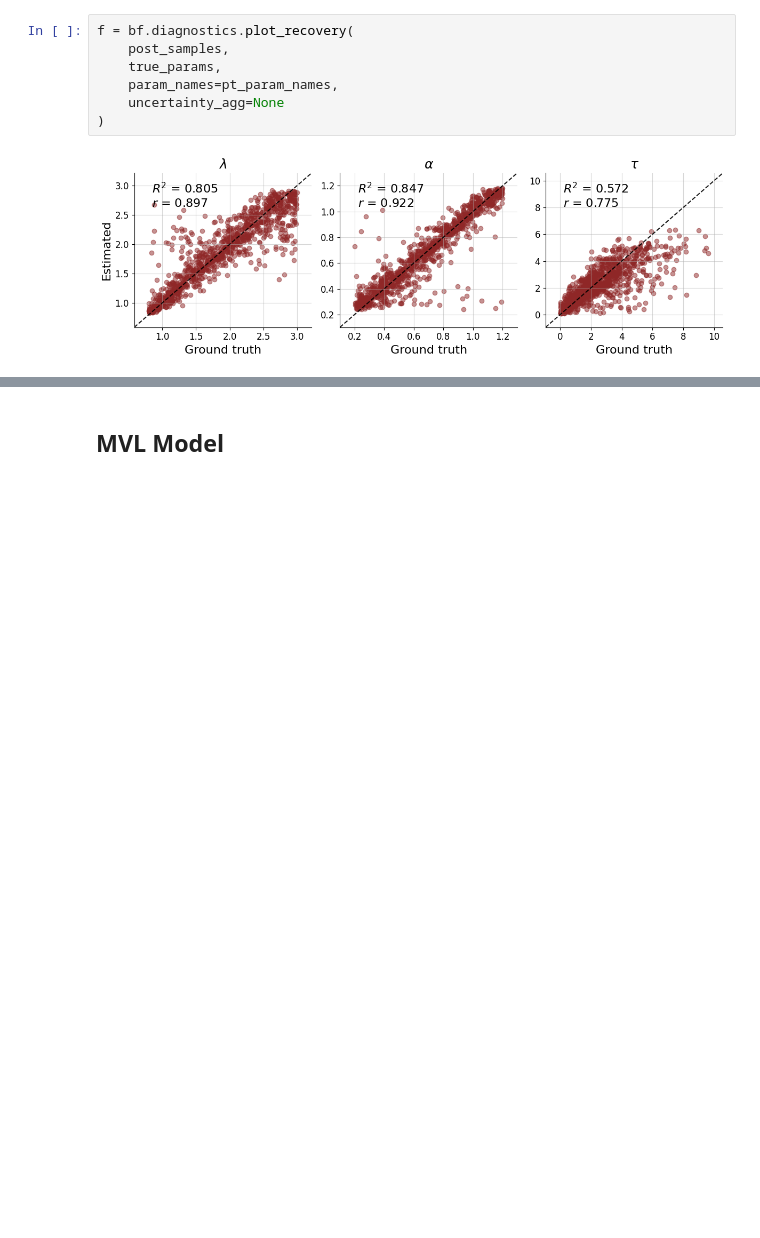
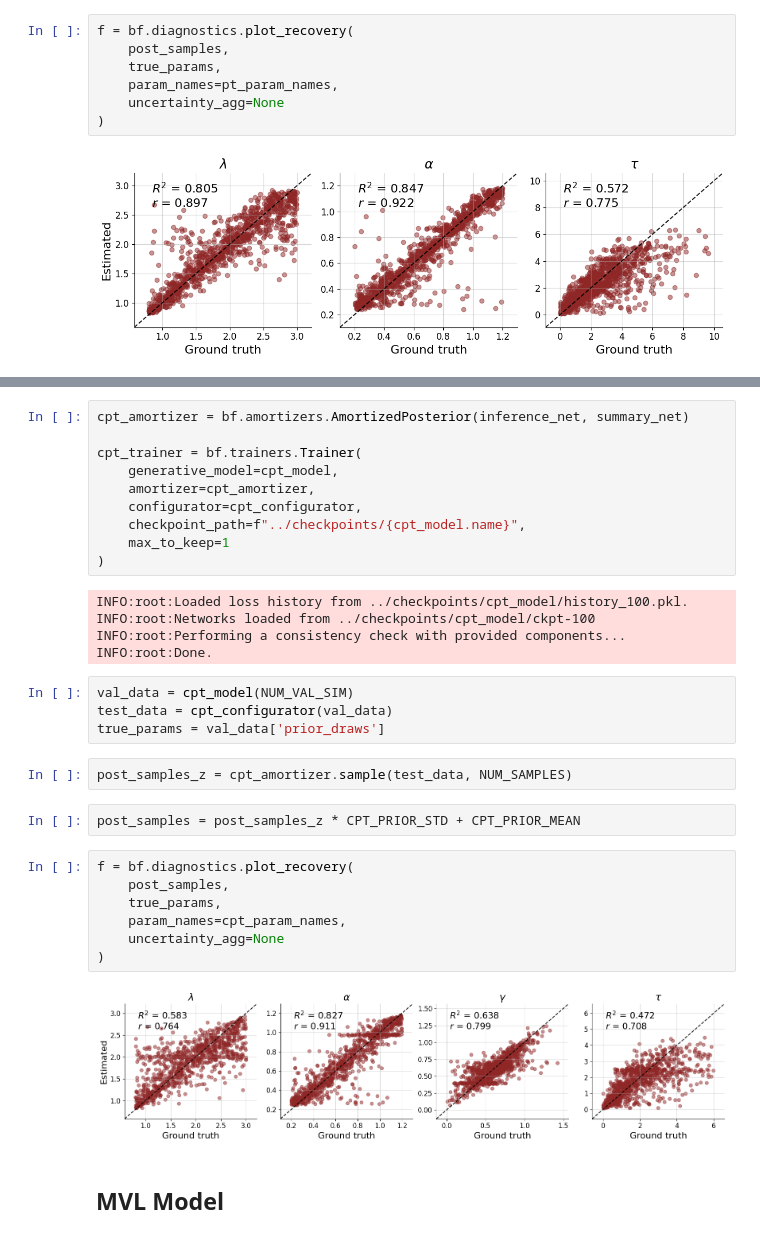
Before and after one commit to LuSchumacher/prospect_theory, a Jupyter notebook: notebooks/02_parameter_recovery.ipynb, the cells around one changed output, grey strips where cells are left out. Saved outputs shown, nothing was run; the diff lists cells and outputs as text; blank space fills up the shorter version.

```diff
--- a/notebooks/02_parameter_recovery.ipynb
+++ b/notebooks/02_parameter_recovery.ipynb
@@ -61,3 +70,35 @@ f = bf.diagnostics.plot_recovery(
+# %%
+cpt_amortizer = bf.amortizers.AmortizedPosterior(inference_net, summary_net)
+
+cpt_trainer = bf.trainers.Trainer(
+    generative_model=cpt_model,
+    amortizer=cpt_amortizer,
+    configurator=cpt_configurator,
+    checkpoint_path=f"../checkpoints/{cpt_model.name}",
+    max_to_keep=1
+)
+# %% [output]
+INFO:root:Loaded loss history from ../checkpoints/cpt_model/history_100.pkl.
+INFO:root:Networks loaded from ../checkpoints/cpt_model/ckpt-100
+INFO:root:Performing a consistency check with provided components...
+INFO:root:Done.
+# %%
+val_data = cpt_model(NUM_VAL_SIM)
+test_data = cpt_configurator(val_data)
+true_params = val_data['prior_draws']
+# %%
+post_samples_z = cpt_amortizer.sample(test_data, NUM_SAMPLES)
+# %%
+post_samples = post_samples_z * CPT_PRIOR_STD + CPT_PRIOR_MEAN
+# %%
+f = bf.diagnostics.plot_recovery(
+    post_samples,
+    true_params,
+    param_names=cpt_param_names,
+    uncertainty_agg=None
+)
+# %% [output]
+[figure, added]
 # %% [markdown]
 ## MVL Model
 # %%
```
Also changed, not shown: parts of 2 cells of this notebook, 12 other files.
